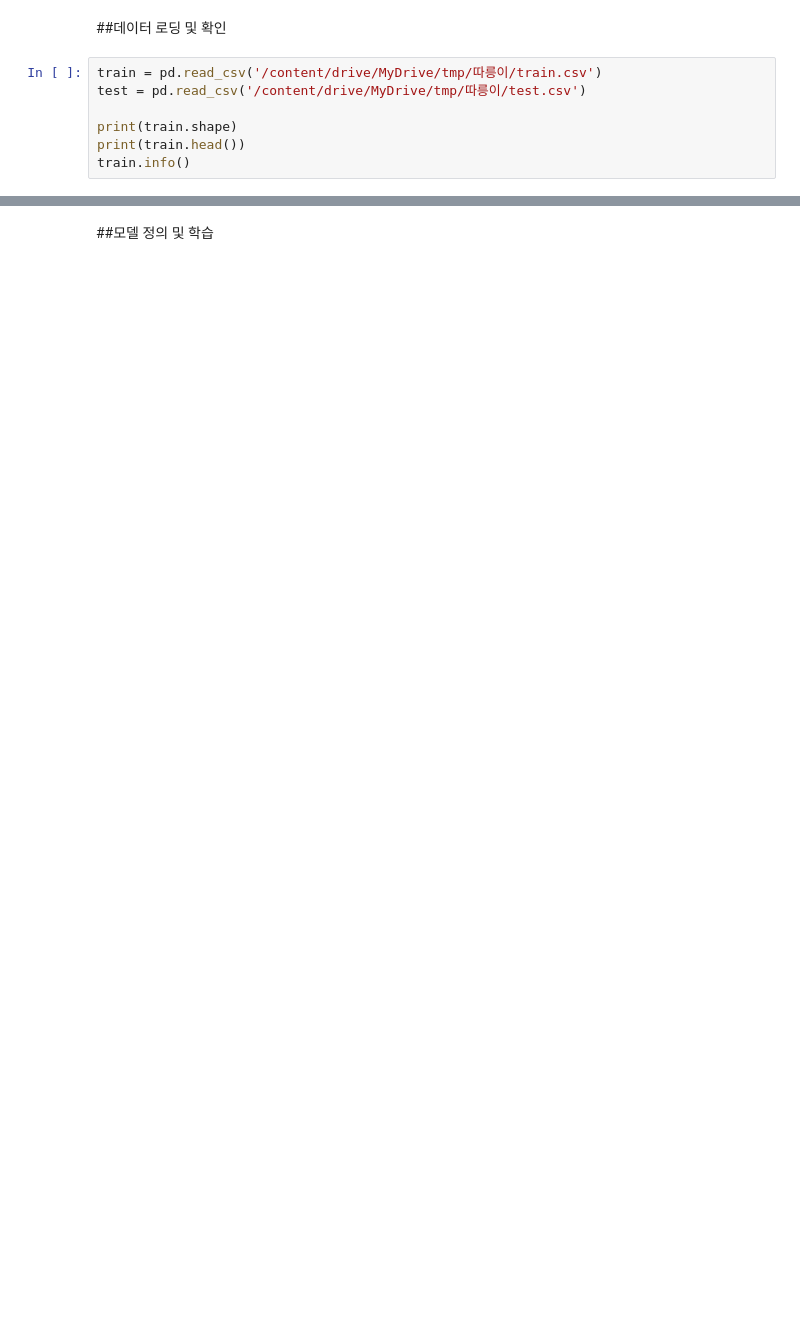
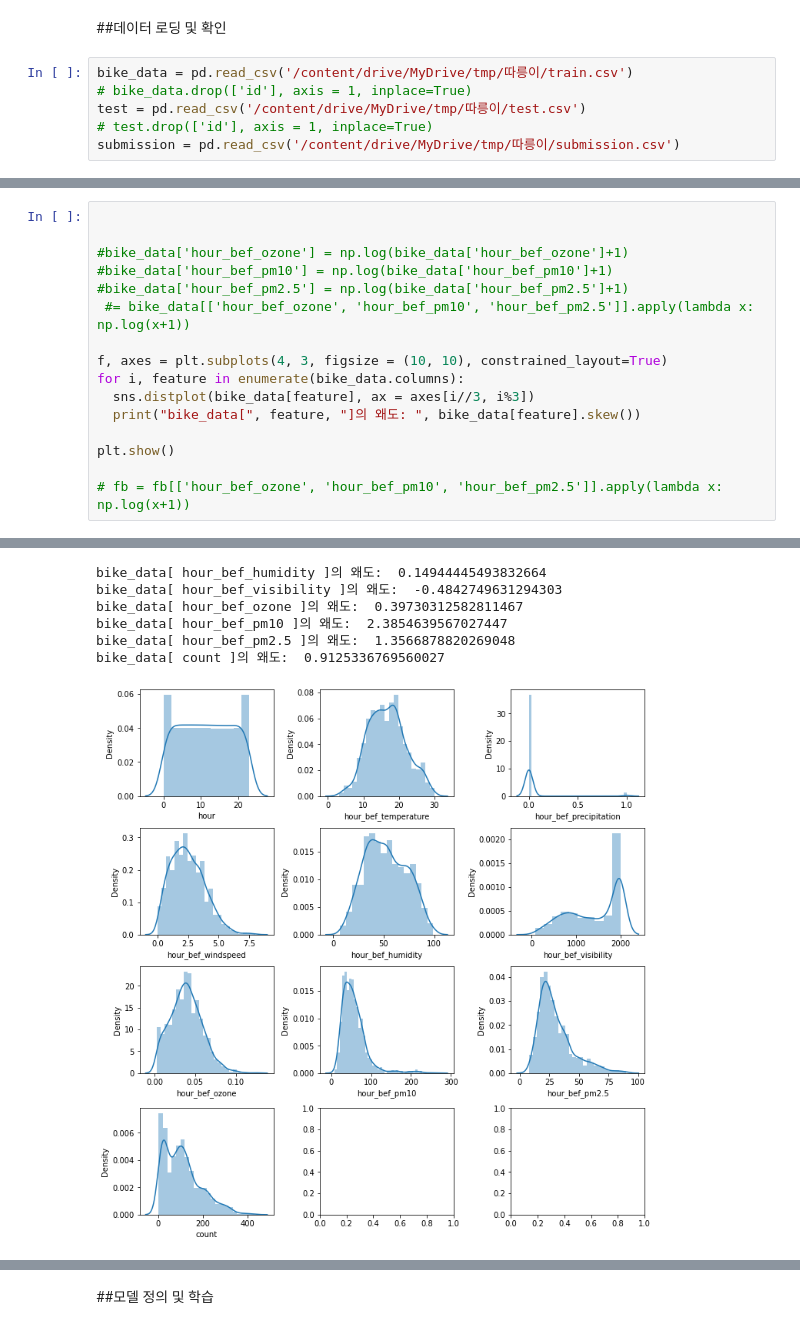
Before and after one commit to hoohahaBIGHEAD/AI, a Jupyter notebook: 따릉이_대여수_예측.ipynb, the cells around one changed output, grey strips where cells are left out. Saved outputs shown, nothing was run; the diff lists cells and outputs as text; blank space fills up the shorter version.

```diff
--- a/따릉이_대여수_예측.ipynb
+++ b/따릉이_대여수_예측.ipynb
@@ -8,9 +32,8 @@ from sklearn.ensemble import RandomForestRegressor
 # %% [markdown]
 ##데이터 로딩 및 확인
 # %%
-train = pd.read_csv('/content/drive/MyDrive/tmp/따릉이/train.csv')
+bike_data = pd.read_csv('/content/drive/MyDrive/tmp/따릉이/train.csv')
+# bike_data.drop(['id'], axis = 1, inplace=True)
 test = pd.read_csv('/content/drive/MyDrive/tmp/따릉이/test.csv')
-
-print(train.shape)
-print(train.head())
-train.info()
+# test.drop(['id'], axis = 1, inplace=True)
+submission = pd.read_csv('/content/drive/MyDrive/tmp/따릉이/submission.csv')
@@ -54,0 +246,17 @@ test.fillna(0,inplace = True)
+# %%
+
+
+#bike_data['hour_bef_ozone'] = np.log(bike_data['hour_bef_ozone']+1)
+#bike_data['hour_bef_pm10'] = np.log(bike_data['hour_bef_pm10']+1)
+#bike_data['hour_bef_pm2.5'] = np.log(bike_data['hour_bef_pm2.5']+1)
+ #= bike_data[['hour_bef_ozone', 'hour_bef_pm10', 'hour_bef_pm2.5']].apply(lambda x: np.log(x+1))
+
+f, axes = plt.subplots(4, 3, figsize = (10, 10), constrained_layout=True)
+for i, feature in enumerate(bike_data.columns):
+  sns.distplot(bike_data[feature], ax = axes[i//3, i%3])
+  print("bike_data[", feature, "]의 왜도: ", bike_data[feature].skew())
+
+plt.show()
+
+# fb = fb[['hour_bef_ozone', 'hour_bef_pm10', 'hour_bef_pm2.5']].apply(lambda x: np.log(x+1))
+# %% [output]
@@ -54,0 +267,7 @@ test.fillna(0,inplace = True)
+bike_data[ hour_bef_humidity ]의 왜도:  0.14944445493832664
+bike_data[ hour_bef_visibility ]의 왜도:  -0.4842749631294303
+bike_data[ hour_bef_ozone ]의 왜도:  0.39730312582811467
+bike_data[ hour_bef_pm10 ]의 왜도:  2.3854639567027447
+bike_data[ hour_bef_pm2.5 ]의 왜도:  1.3566878820269048
+bike_data[ count ]의 왜도:  0.9125336769560027
+[figure, added]
```
Also changed, not shown: parts of 51 cells of this notebook.
